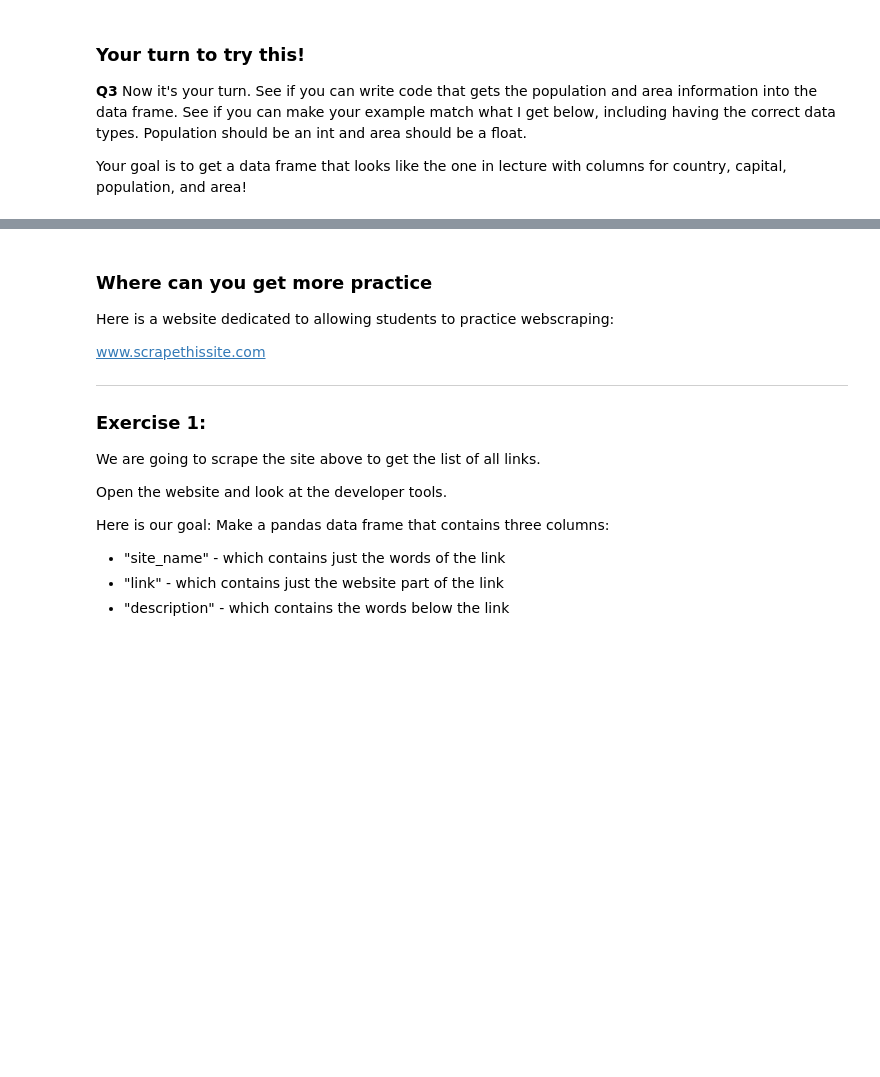
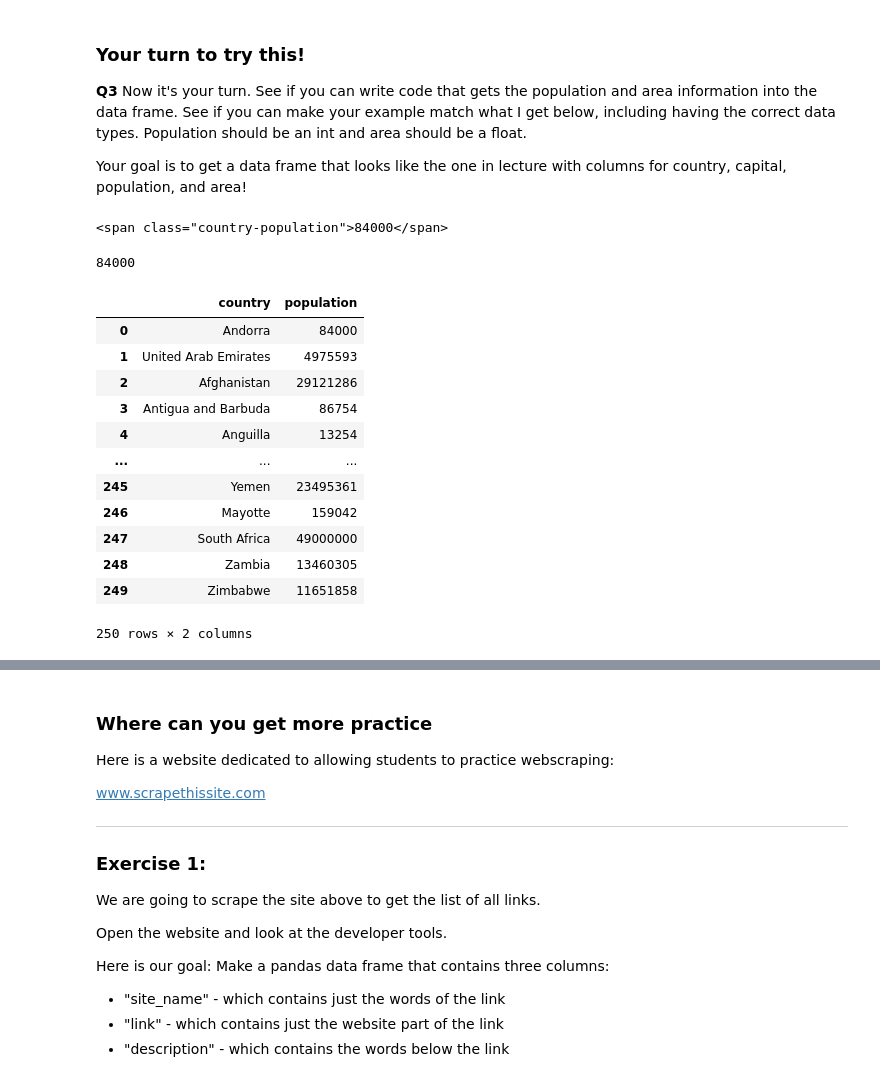
Before and after one commit to sophiamagcale/Day12, a Jupyter notebook: Day12-HW.ipynb, the cells around one changed output, grey strips where cells are left out. Drawn from its saved outputs; the diff is of its cells as text; code cells hidden in the pictures; blank space fills up the shorter version.

```diff
--- a/Day12-HW.ipynb
+++ b/Day12-HW.ipynb
@@ -210,3 +213,31 @@ DF
 **Q3** Now it's your turn. See if you can write code that gets the population and area information into the data frame. See if you can make your example match what I get below, including having the correct data types. Population should be an int and area should be a float.
 
 Your goal is to get a data frame that looks like the one in lecture with columns for country, capital, population, and area!
+# %%
+popresult = soup.find_all('span',class_='country-population')
+popresult[0]
+# %% [output]
+<span class="country-population">84000</span>
+# %%
+int(popresult[0].text)
+# %% [output]
+84000
+# %%
+# DF = pd.DataFrame()
+DF['population']=popresult
+DF['population'] = DF['population'].apply(lambda x: int(x.text))
+DF
+# %% [output]
+|  | country | population |
+| 0 | Andorra | 84000 |
+| 1 | United Arab Emirates | 4975593 |
+| 2 | Afghanistan | 29121286 |
+| 3 | Antigua and Barbuda | 86754 |
+| 4 | Anguilla | 13254 |
+| ... | ... | ... |
+| 245 | Yemen | 23495361 |
+| 246 | Mayotte | 159042 |
+| 247 | South Africa | 49000000 |
+| 248 | Zambia | 13460305 |
+| 249 | Zimbabwe | 11651858 |
+250 rows × 2 columns
```
Also changed, not shown: parts of 10 cells of this notebook.
